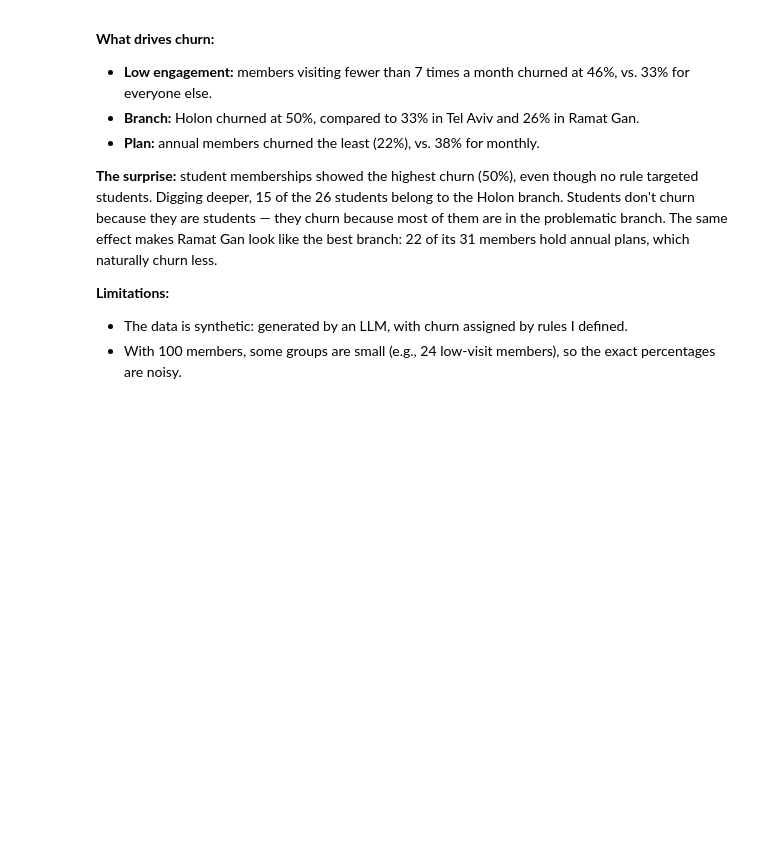
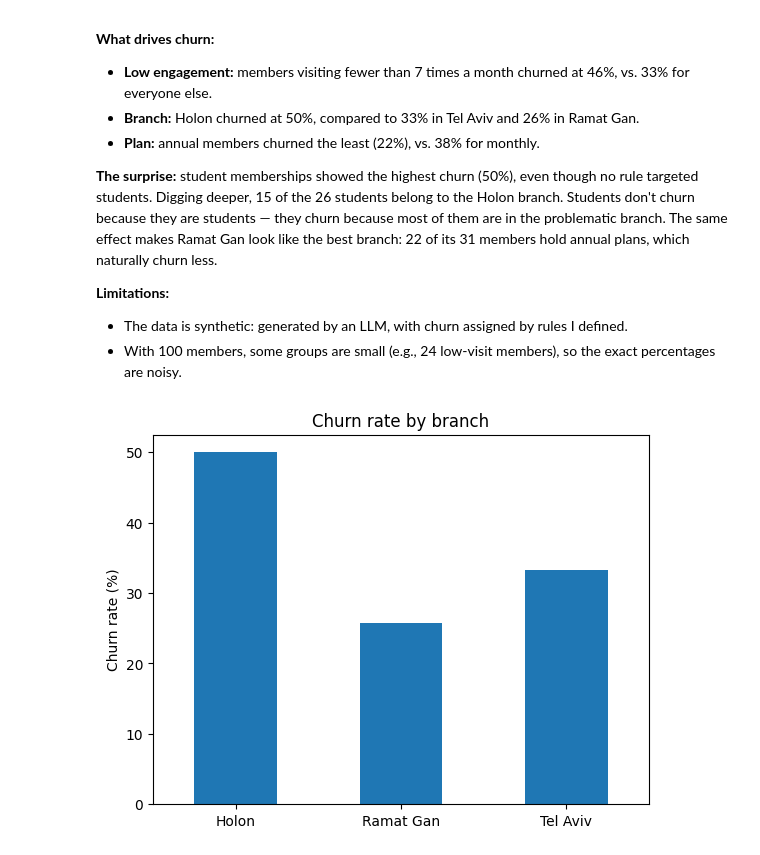
Before and after one commit to Doran1690/llm-engineering-projects, a Jupyter notebook: gym_churn_analysis.ipynb, the cells around one changed output. Drawn from its saved outputs; the diff is of its cells as text; code cells hidden in the pictures; blank space fills up the shorter version.

Commit message:
Add churn charts

```diff
--- a/gym_churn_analysis.ipynb
+++ b/gym_churn_analysis.ipynb
@@ -398,3 +398,16 @@ The same effect makes Ramat Gan look like the best branch: 22 of its 31 members
 **Limitations:**
 - The data is synthetic: generated by an LLM, with churn assigned by rules I defined.
 - With 100 members, some groups are small (e.g., 24 low-visit members), so the exact percentages are noisy.
+# %%
+import matplotlib.pyplot as plt
+
+churn_by_branch = members.groupby("branch")["churned"].mean() * 100
+
+churn_by_branch.plot(kind="bar")
+plt.title("Churn rate by branch")
+plt.ylabel("Churn rate (%)")
+plt.xlabel("")
+plt.xticks(rotation=0)
+plt.show()
+# %% [output]
+[figure, added]
```
Also changed, not shown: parts of 2 cells of this notebook.
